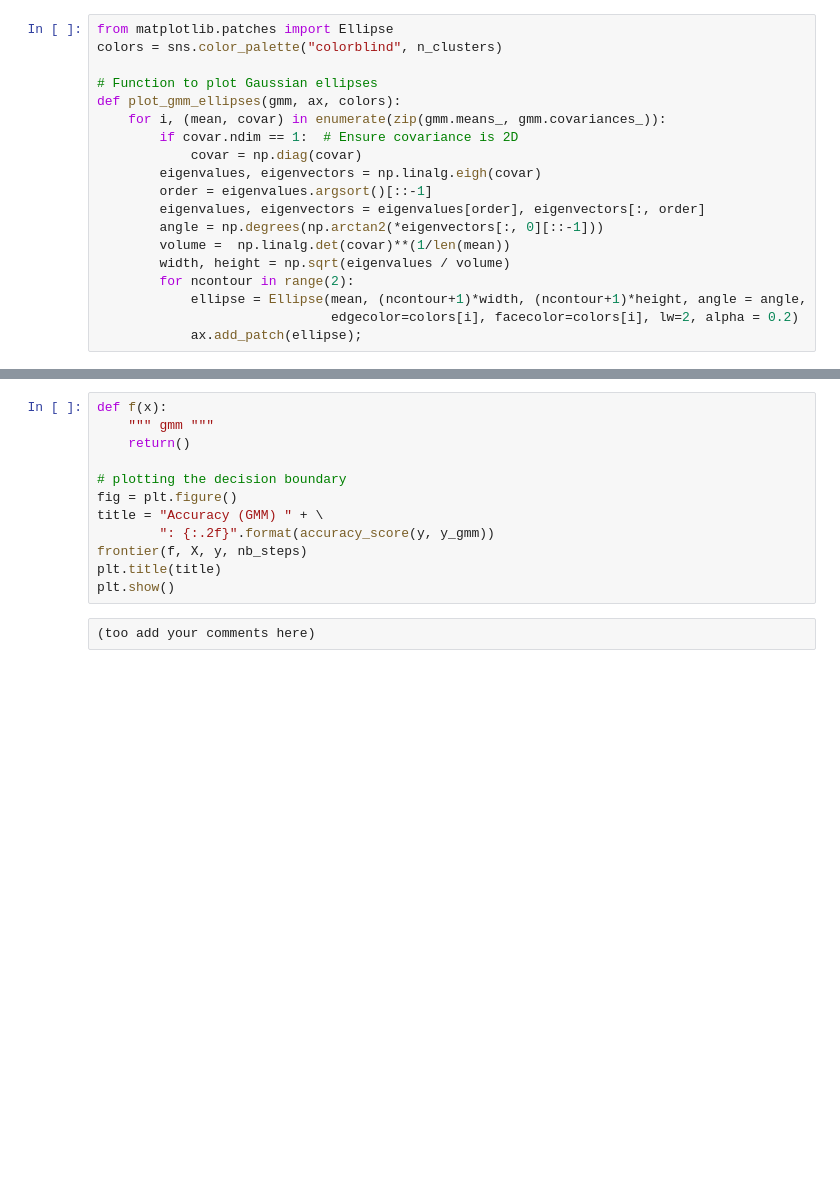
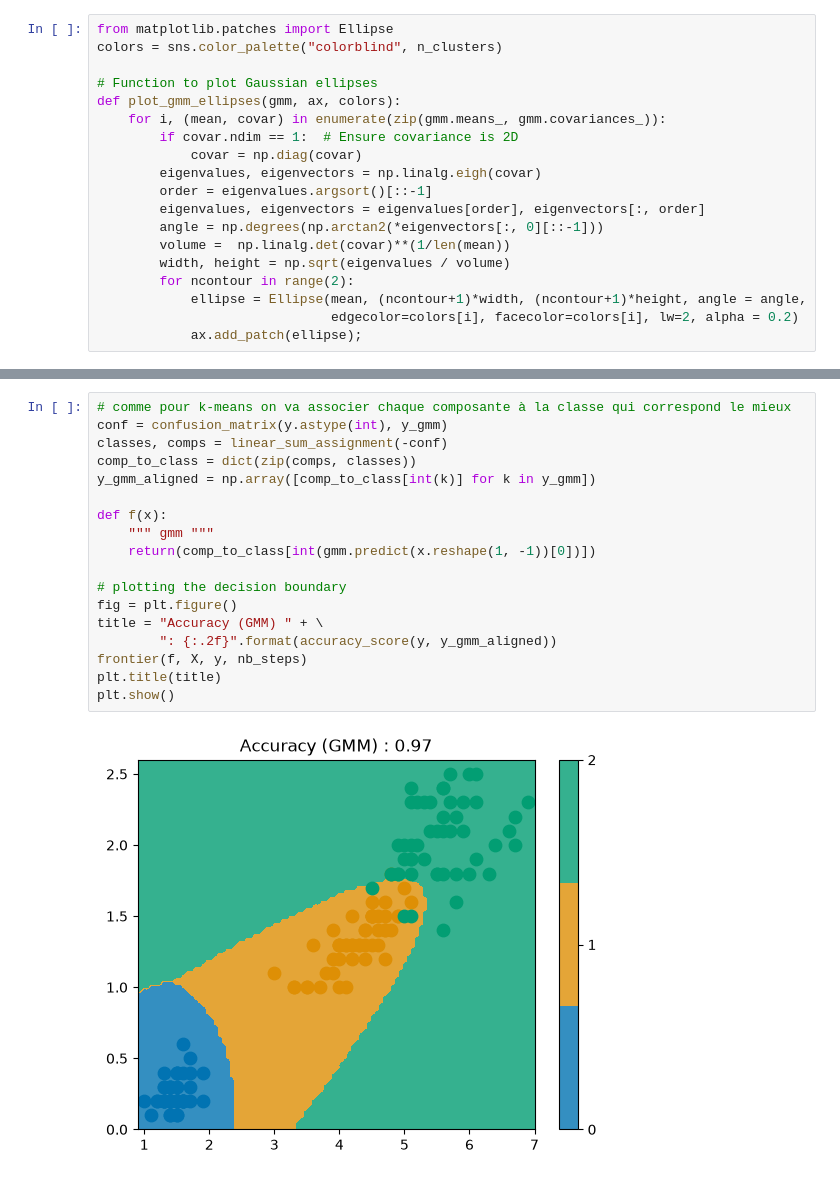
Before and after one commit to axelfrache/do5-frache-paillard-ml-tp2, a Jupyter notebook: TP_classification_clustering.ipynb, the cells around one changed output, grey strips where cells are left out. Saved outputs shown, nothing was run; the diff lists cells and outputs as text; blank space fills up the shorter version.

```diff
--- a/TP_classification_clustering.ipynb
+++ b/TP_classification_clustering.ipynb
@@ -504,14 +520,20 @@ print("covariances:", gmm.covariances_)
 # %%
+# comme pour k-means on va associer chaque composante à la classe qui correspond le mieux
+conf = confusion_matrix(y.astype(int), y_gmm)
+classes, comps = linear_sum_assignment(-conf)
+comp_to_class = dict(zip(comps, classes))
+y_gmm_aligned = np.array([comp_to_class[int(k)] for k in y_gmm])
+
 def f(x):
     """ gmm """
-    return()
+    return(comp_to_class[int(gmm.predict(x.reshape(1, -1))[0])])
 
 # plotting the decision boundary
 fig = plt.figure()
 title = "Accuracy (GMM) " + \
-        ": {:.2f}".format(accuracy_score(y, y_gmm))
+        ": {:.2f}".format(accuracy_score(y, y_gmm_aligned))
 frontier(f, X, y, nb_steps)
 plt.title(title)
 plt.show()
+# %% [output]
+[figure, added]
-# %% [raw]
-(too add your comments here)
```
Also changed, not shown: parts of 4 cells of this notebook.
